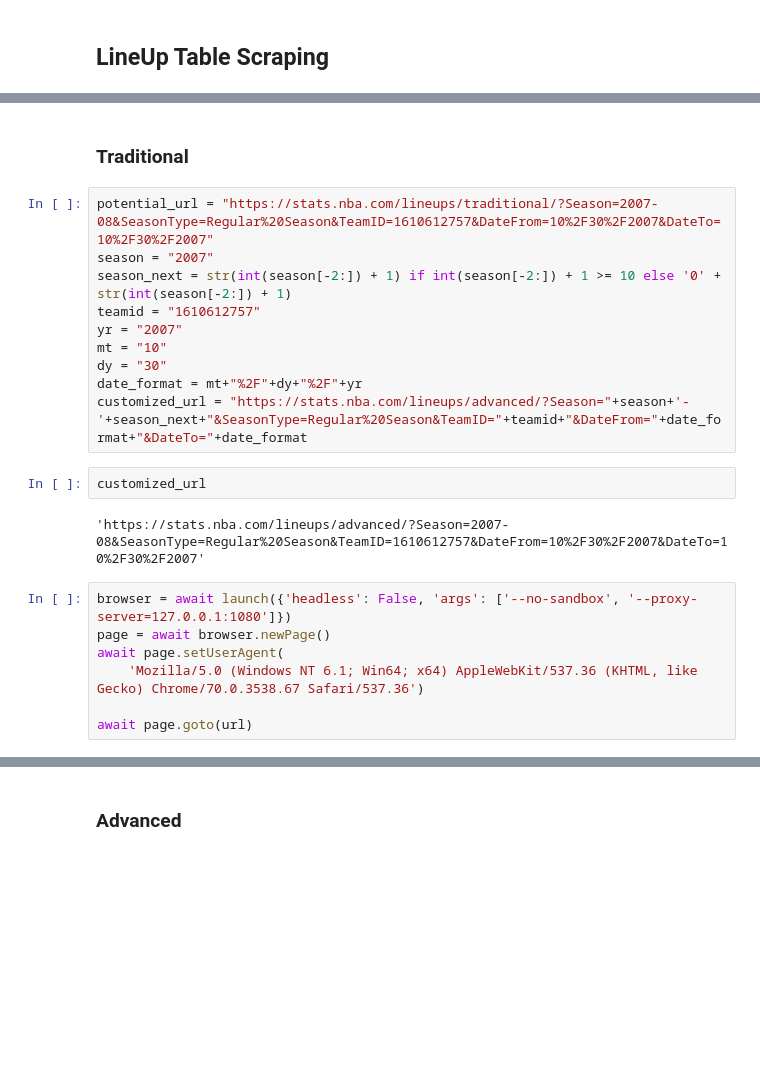
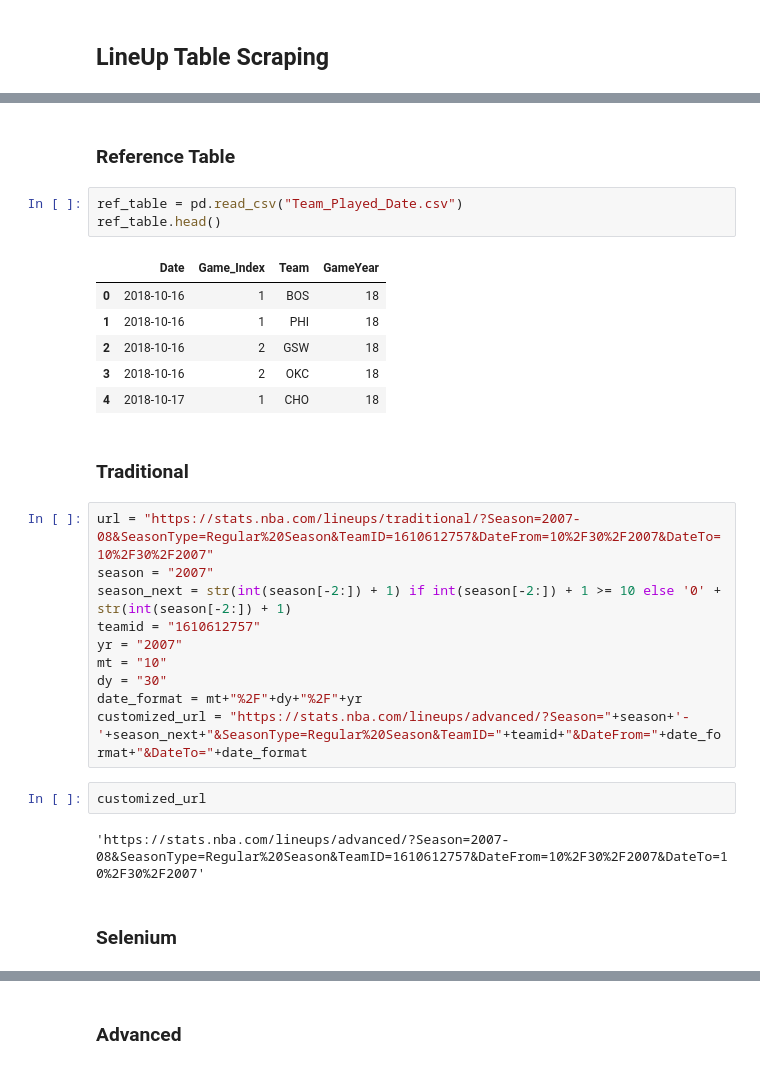
Before and after one commit to BaselineAnalytics/IntroductiontoDataScience, a Jupyter notebook: LineupScraped.ipynb, the cells around one changed output, grey strips where cells are left out. Cells and saved outputs as stored; diff of their text form; blank space fills up the shorter version.

```diff
--- a/LineupScraped.ipynb
+++ b/LineupScraped.ipynb
@@ -5,7 +33,19 @@
+# %% [markdown]
+### Reference Table
+# %%
+ref_table = pd.read_csv("Team_Played_Date.csv")
+ref_table.head()
+# %% [output]
+|  | Date | Game_Index | Team | GameYear |
+| 0 | 2018-10-16 | 1 | BOS | 18 |
+| 1 | 2018-10-16 | 1 | PHI | 18 |
+| 2 | 2018-10-16 | 2 | GSW | 18 |
+| 3 | 2018-10-16 | 2 | OKC | 18 |
+| 4 | 2018-10-17 | 1 | CHO | 18 |
 # %% [markdown]
 ### Traditional
 # %%
-potential_url = "https://stats.nba.com/lineups/traditional/?Season=2007-08&SeasonType=Regular%20Season&TeamID=1610612757&DateFrom=10%2F30%2F2007&DateTo=10%2F30%2F2007"
+url = "https://stats.nba.com/lineups/traditional/?Season=2007-08&SeasonType=Regular%20Season&TeamID=1610612757&DateFrom=10%2F30%2F2007&DateTo=10%2F30%2F2007"
 season = "2007"
 season_next = str(int(season[-2:]) + 1) if int(season[-2:]) + 1 >= 10 else '0' + str(int(season[-2:]) + 1)
 teamid = "1610612757"
@@ -18,10 +58,5 @@ customized_url = "https://stats.nba.com/lineups/advanced/?Season="+season+'-'+se
 customized_url
 # %% [output]
 'https://stats.nba.com/lineups/advanced/?Season=2007-08&SeasonType=Regular%20Season&TeamID=1610612757&DateFrom=10%2F30%2F2007&DateTo=10%2F30%2F2007'
-# %%
-browser = await launch({'headless': False, 'args': ['--no-sandbox', '--proxy-server=127.0.0.1:1080']})
-page = await browser.newPage()
-await page.setUserAgent(
-    'Mozilla/5.0 (Windows NT 6.1; Win64; x64) AppleWebKit/537.36 (KHTML, like Gecko) Chrome/70.0.3538.67 Safari/537.36')
-
-await page.goto(url)
+# %% [markdown]
+### Selenium
```
Also changed, not shown: parts of 17 cells of this notebook, 9 other files.
